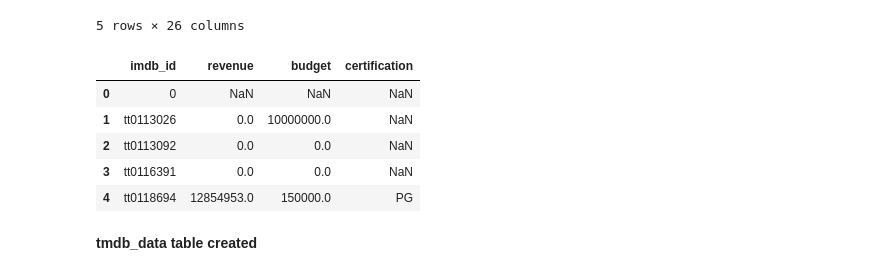
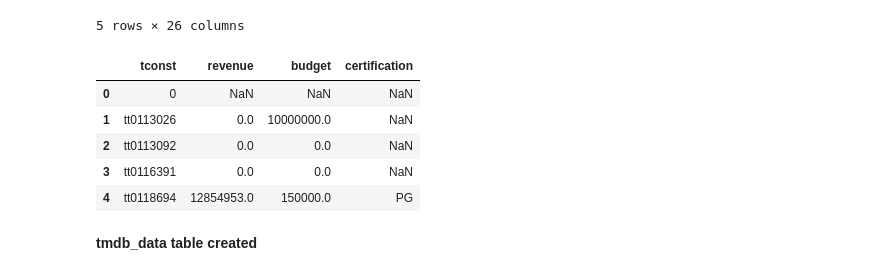
Before and after one commit to craiggossen/Project-3--Core, a Jupyter notebook: Project 3 - Part 3 - SQL.ipynb, the cells around one changed output. Cells and saved outputs as stored; diff of their text form; code cells hidden in the pictures.

```diff
--- a/Project 3 - Part 3 - SQL.ipynb
+++ b/Project 3 - Part 3 - SQL.ipynb
@@ -46,10 +46,15 @@ api_df.head()
 | 4 | tt0118694 | 0.0 | /n4GJFGzsc7NinI1VeGDXIcQjtU2.jpg | NaN | 150000.0 | [{'id': 18, 'name': 'Drama'}, {'i... | NaN | 843.0 | ... |
 5 rows × 26 columns
 # %%
+#Dropping all but the selected columns
 tmdb_data= api_df[['imdb_id', 'revenue', 'budget', 'certification']]
+
+#Rename column
+tmdb_data = tmdb_data.rename(columns={"imdb_id": "tconst"})
+
 tmdb_data.head()
 # %% [output]
-|  | imdb_id | revenue | budget | certification |
+|  | tconst | revenue | budget | certification |
 | 0 | 0 | NaN | NaN | NaN |
 | 1 | tt0113026 | 0.0 | 10000000.0 | NaN |
 | 2 | tt0113092 | 0.0 | 0.0 | NaN |
```
Also changed, not shown: parts of 12 cells of this notebook.
